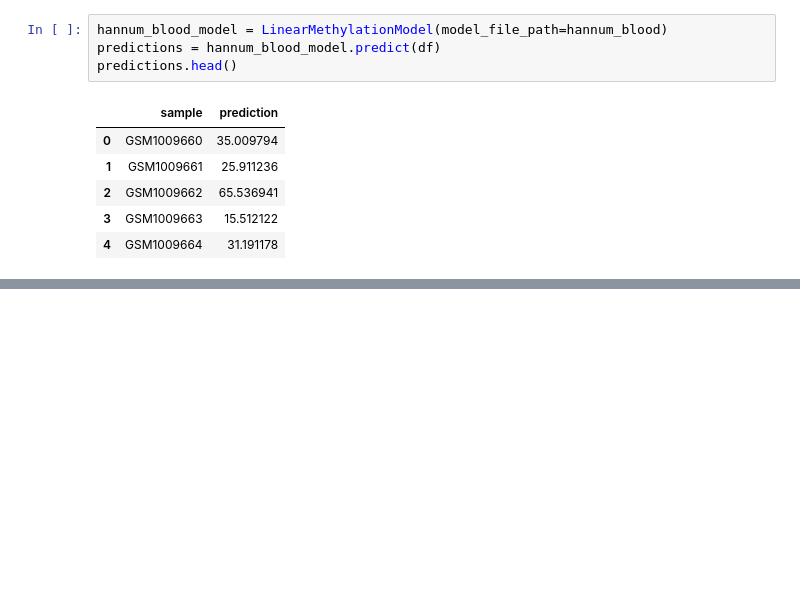
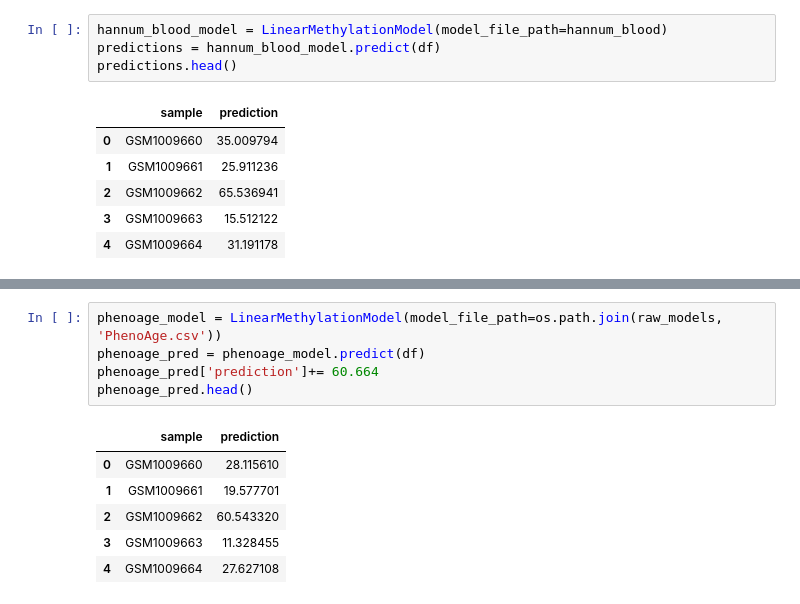
Before and after one commit to ComputationalAgingLab/ComputAge, a Jupyter notebook: computage/deage/workbook.ipynb, the cells around one changed output, grey strips where cells are left out. Saved outputs shown, nothing was run; the diff lists cells and outputs as text; blank space fills up the shorter version.

```diff
--- a/computage/deage/workbook.ipynb
+++ b/computage/deage/workbook.ipynb
@@ -270,0 +322,12 @@ predictions.head()
+# %%
+phenoage_model = LinearMethylationModel(model_file_path=os.path.join(raw_models, 'PhenoAge.csv'))
+phenoage_pred = phenoage_model.predict(df)
+phenoage_pred['prediction']+= 60.664
+phenoage_pred.head()
+# %% [output]
+|  | sample | prediction |
+| 0 | GSM1009660 | 28.115610 |
+| 1 | GSM1009661 | 19.577701 |
+| 2 | GSM1009662 | 60.543320 |
+| 3 | GSM1009663 | 11.328455 |
+| 4 | GSM1009664 | 27.627108 |
```
Also changed, not shown: parts of 7 cells of this notebook.
